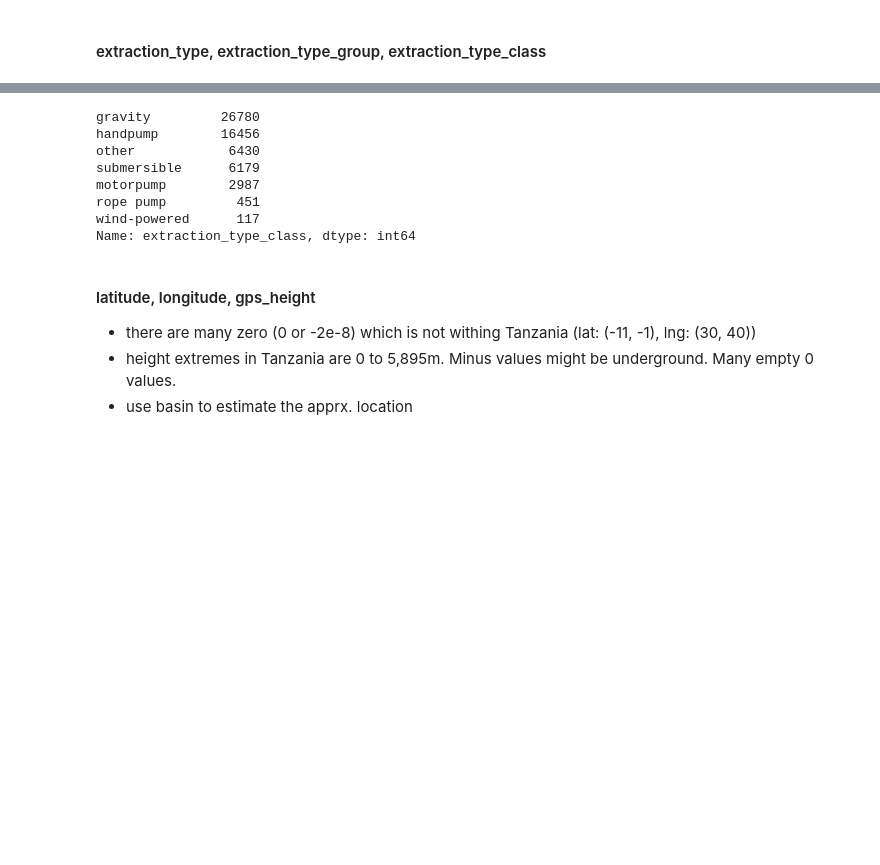
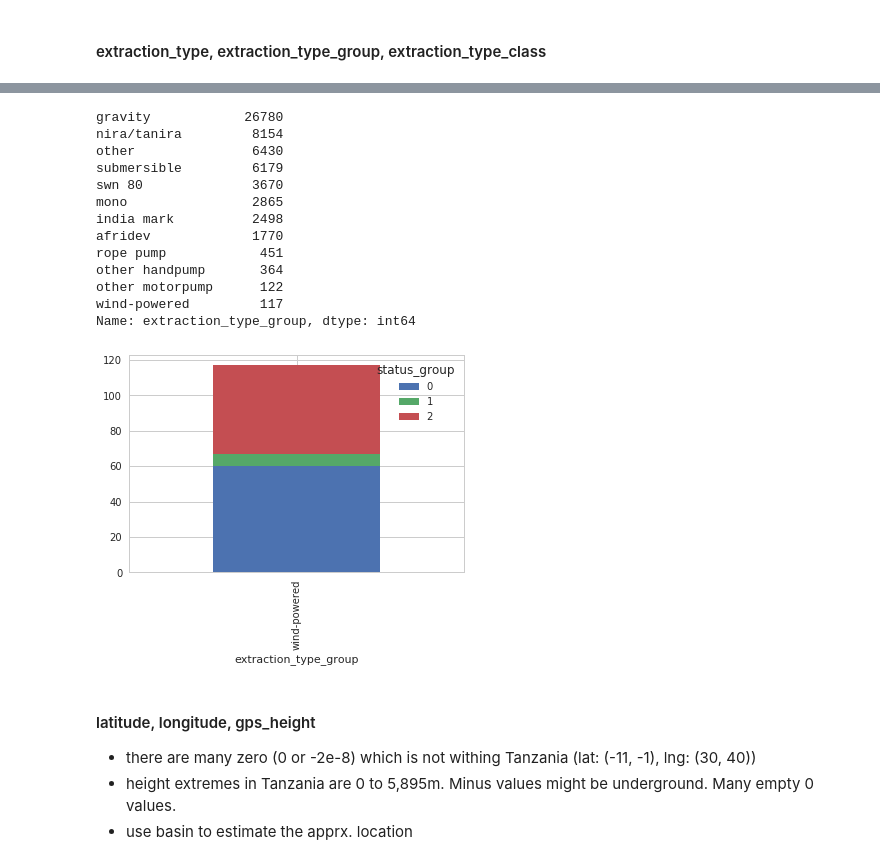
Before and after one commit to b3nk4n/ml-competitions, a Jupyter notebook: waterpumps/waterpumps.ipynb, the cells around one changed output, grey strips where cells are left out. Drawn from its saved outputs; the diff is of its cells as text; code cells hidden in the pictures; blank space fills up the shorter version.

```diff
--- a/waterpumps/waterpumps.ipynb
+++ b/waterpumps/waterpumps.ipynb
@@ -37,7 +37,7 @@ TEST_DATA_URL = 'https://s3.amazonaws.com/drivendata/data/7/public/702ddfc5-68cd
 
 train_values = pd.read_csv(TRAIN_DATA_URL,
                     index_col='id')
-train_labels = pd.read_csv(TRAIN_LABELS_URL,
+train_targets = pd.read_csv(TRAIN_LABELS_URL,
                      index_col='id')
 test = pd.read_csv(TEST_DATA_URL,
                    index_col='id')
@@ -342,17 +366,36 @@ test['well_age'] = test['date_recorded'] - test['construction_year']
 # %%
 # we only keep extraction_type_class, since all are quite similar and this one has the most understandable groups
-train = train.drop(columns=['extraction_type', 'extraction_type_group'])
-test = test.drop(columns=['extraction_type', 'extraction_type_group'])
-train['extraction_type_class'].value_counts() # TODO use extraction_type_group instead! More discerning power
+train = train.drop(columns=['extraction_type', 'extraction_type_class'])
+test = test.drop(columns=['extraction_type', 'extraction_type_class'])
+
+train = train.replace({'extraction_type_group':'india mark ii'}, 'india mark')
+train = train.replace({'extraction_type_group':'india mark iii'}, 'india mark')
+test = test.replace({'extraction_type_group':'india mark ii'}, 'india mark')
+test = test.replace({'extraction_type_group':'india mark iii'}, 'india mark')
+
+train['extraction_type_group'].value_counts()
 # %% [output]
-gravity         26780
-handpump        16456
-other            6430
-submersible      6179
-motorpump        2987
-rope pump         451
-wind-powered      117
-Name: extraction_type_class, dtype: int64
+gravity            26780
+nira/tanira         8154
+other               6430
+submersible         6179
+swn 80              3670
+mono                2865
+india mark          2498
+afridev             1770
+rope pump            451
+other handpump       364
+other motorpump      122
+wind-powered         117
+Name: extraction_type_group, dtype: int64
+# %%
+selected = train[train['extraction_type_group'] == 'wind-powered']
+cross_table = pd.crosstab(index=selected['extraction_type_group'], columns=train['status_group'])
+cross_table
+cross_table.plot(kind='bar', stacked=True)
+plt.show()
+# %% [output]
+[figure, added]
 # %% [markdown]
 #### latitude, longitude, gps_height
 - there are many zero (0 or -2e-8) which is not withing Tanzania (lat: (-11, -1), lng: (30, 40))
```
Also changed, not shown: parts of 18 cells of this notebook, 1 other file.
